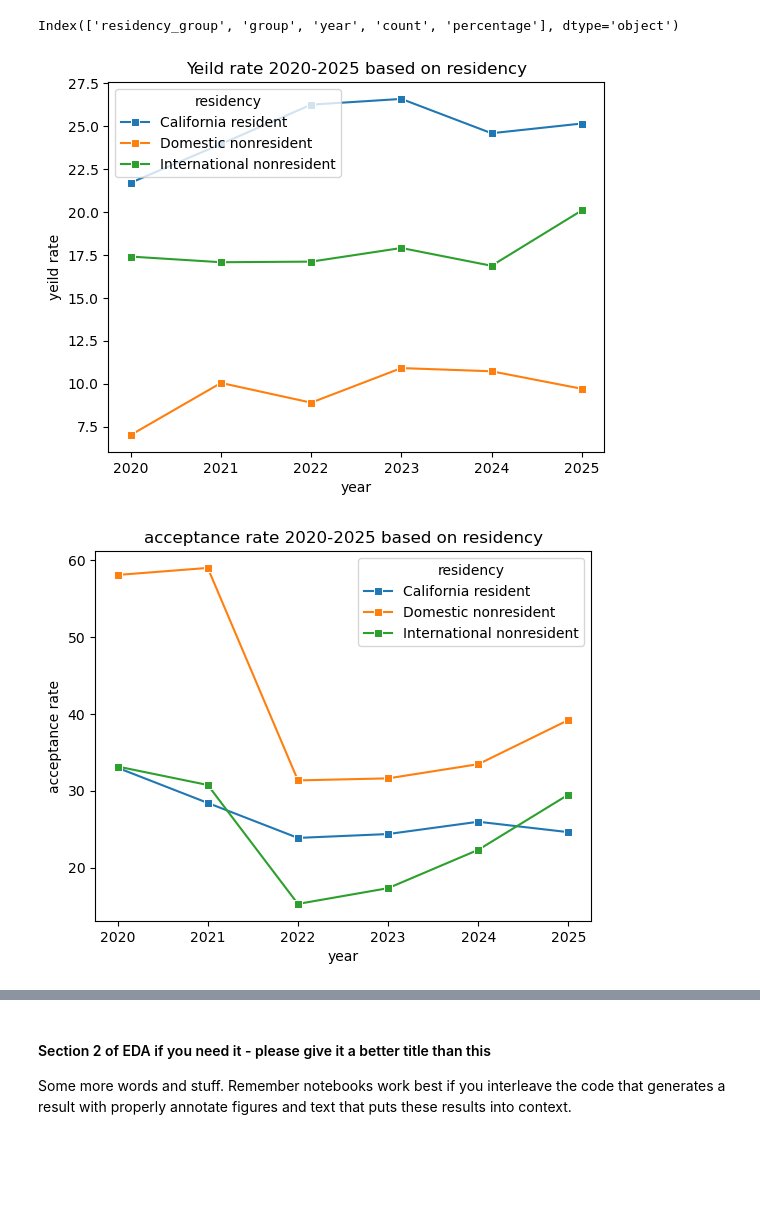
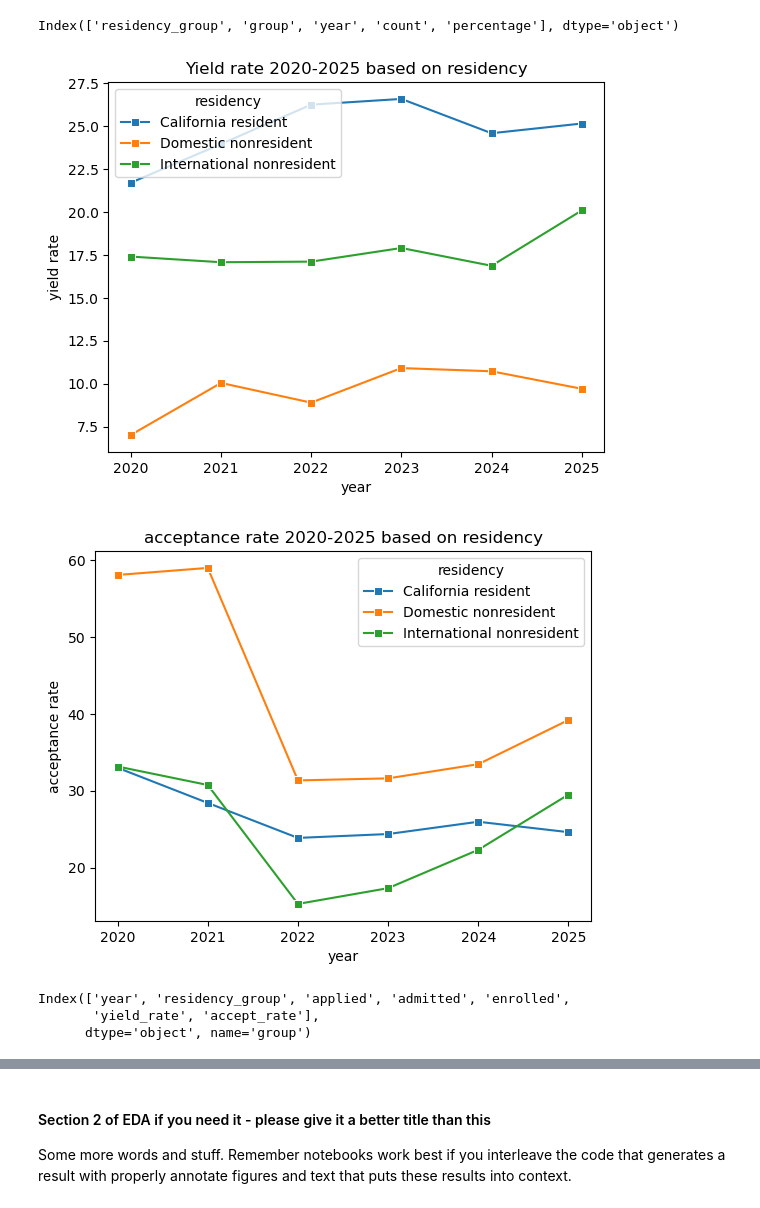
Before and after one commit to COGS108/Group065_WI26, a Jupyter notebook: 02-EDACheckpoint.ipynb, the cells around one changed output, grey strips where cells are left out. Cells and saved outputs as stored; diff of their text form; code cells hidden in the pictures; blank space fills up the shorter version.

Commit message:
Adding Graphs and explanations
I added all of the graphs I think we will need and added spaces to work on explanations of what each graph will show that could be relevant to our research question.

```diff
--- a/02-EDACheckpoint.ipynb
+++ b/02-EDACheckpoint.ipynb
@@ -160,10 +160,27 @@ df_year_res = (
 # %%
 ## YOUR CODE HERE
 ##Computation
-df_year_res['yeild_rate'] = df_year_res['enrolled'] / df_year_res['admitted']
+df_year_res['yield_rate'] = df_year_res['enrolled'] / df_year_res['admitted']
 ##make it a percent
-df_year_res['yeild_rate'] *= 100
+df_year_res['yield_rate'] *= 100
 
 df_year_res['accept_rate'] = df_year_res['admitted'] / df_year_res['applied']
 ##make it a percent
 df_year_res['accept_rate'] *= 100
+# %%
+##YOUR CODE HERE
+## plot for yield rate over time
+sns.lineplot(
+    data= df_year_res,
+    x = 'year',
+    y = 'yield_rate',
+    hue = 'residency_group',
+    marker = 's'
+)
+plt.title('Yield rate 2020-2025 based on residency')
+plt.xlabel('year')
+plt.ylabel('yield rate')
+plt.legend(title='residency')
+plt.show()
+# %% [output]
+[figure, added]
@@ -170,22 +189,6 @@ df_year_res['accept_rate'] *= 100
 # %%
 ##YOUR CODE HERE
-##Graphing
-
-## plot for yeild
-sns.lineplot(
-    data= df_year_res,
-    x = 'year',
-    y = 'yeild_rate',
-    hue = 'residency_group',
-    marker = 's'
-)
-plt.title('Yeild rate 2020-2025 based on residency')
-plt.xlabel('year')
-plt.ylabel('yeild rate')
-plt.legend(title='residency')
-plt.show()
-
-##plot for acceptance rate
+##Acceptance rate over time graph
 sns.lineplot(
     data= df_year_res,
     x = 'year',
@@ -198,6 +201,9 @@ plt.xlabel('year')
 plt.ylabel('acceptance rate')
 plt.legend(title='residency')
 plt.show()
+df_year_res.columns
 # %% [output]
-[figure, old version]
+[figure, new version]
-[figure, removed]
+Index(['year', 'residency_group', 'applied', 'admitted', 'enrolled',
+       'yield_rate', 'accept_rate'],
+      dtype='object', name='group')
```
Also changed, not shown: parts of 6 cells of this notebook.
